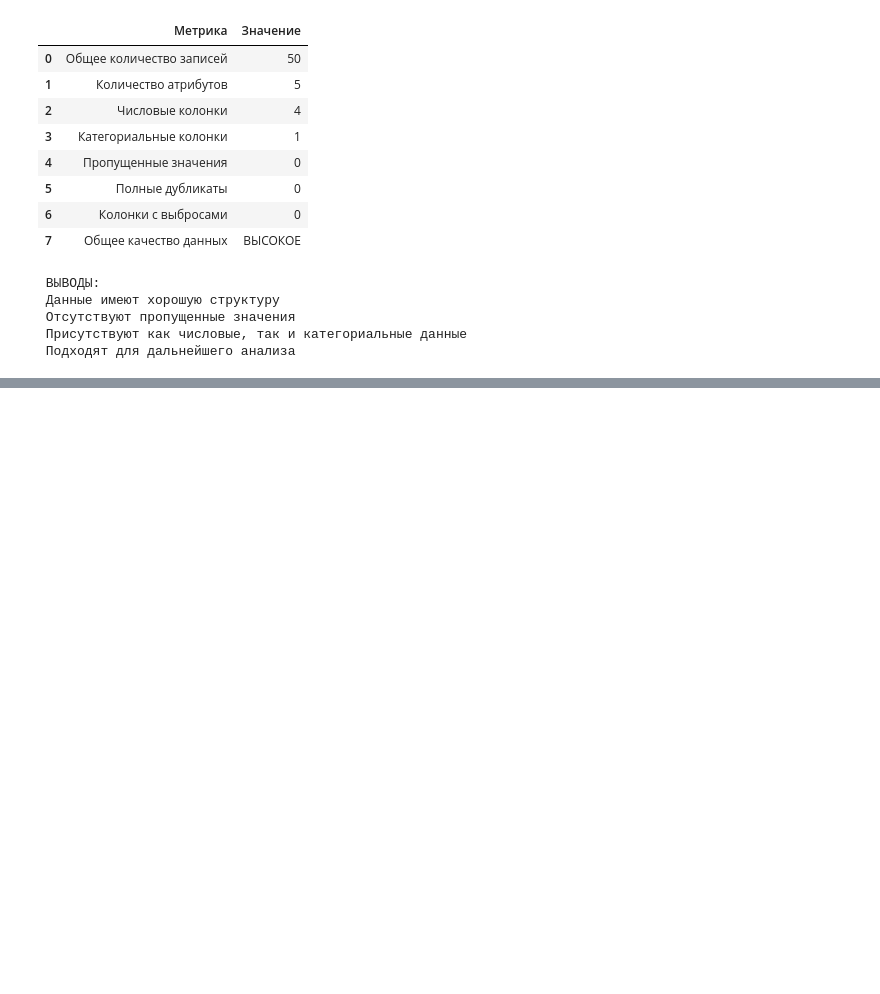
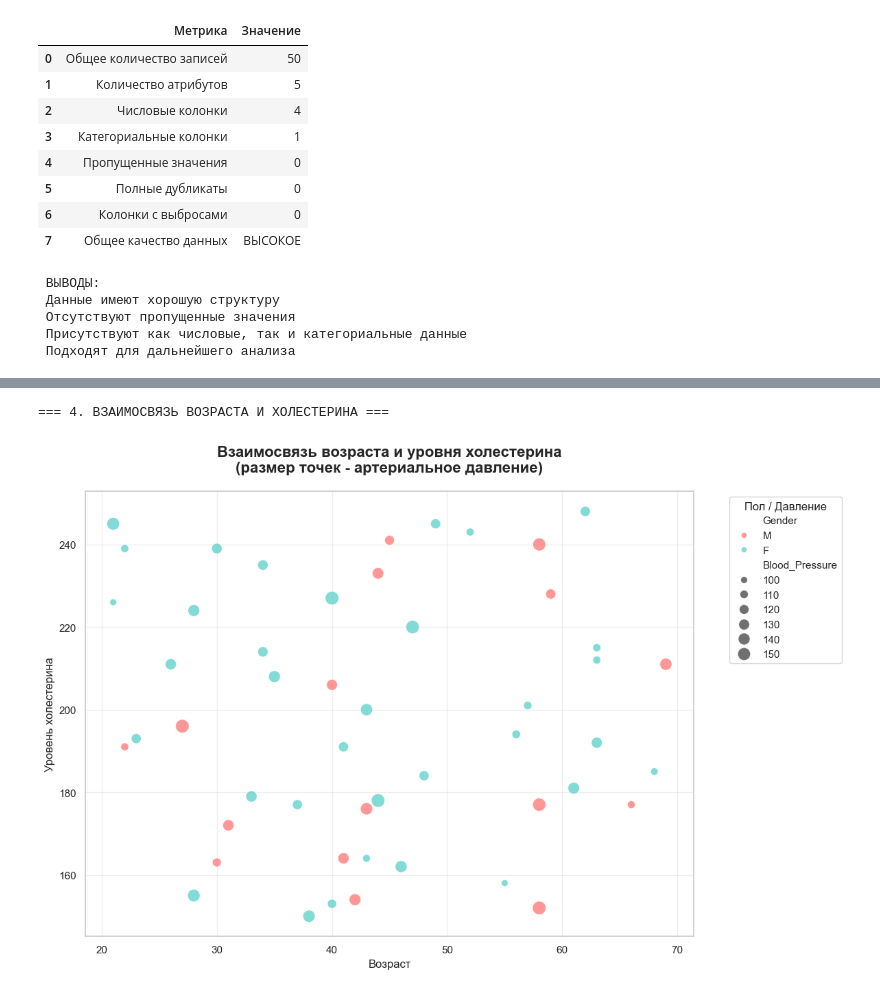
Before and after one commit to samoylovaann333/data_ingeneering, a Jupyter notebook: notebooks/EDA.ipynb, the cells around one changed output, grey strips where cells are left out. Saved outputs shown, nothing was run; the diff lists cells and outputs as text; code cells hidden in the pictures; blank space fills up the shorter version.

```diff
--- a/notebooks/EDA.ipynb
+++ b/notebooks/EDA.ipynb
@@ -292,0 +372,20 @@ print(" Подходят для дальнейшего анализа")
+# %%
+# 4. SCATTERPLOT С РАЗДЕЛЕНИЕМ ПО ПОЛУ
+print("=== 4. ВЗАИМОСВЯЗЬ ВОЗРАСТА И ХОЛЕСТЕРИНА ===")
+
+plt.figure(figsize=(12, 8))
+scatter = sns.scatterplot(data=df, x='Age', y='Cholesterol', hue='Gender',
+                          size='Blood_Pressure', sizes=(50, 200),
+                          alpha=0.7, palette=custom_palette[:2])
+
+plt.title('Взаимосвязь возраста и уровня холестерина\n(размер точек - артериальное давление)',
+          fontsize=16, fontweight='bold', pad=20)
+plt.xlabel('Возраст', fontsize=12)
+plt.ylabel('Уровень холестерина', fontsize=12)
+plt.legend(title='Пол / Давление', bbox_to_anchor=(1.05, 1), loc='upper left')
+plt.grid(True, alpha=0.3)
+plt.tight_layout()
+plt.show()
+# %% [output]
+=== 4. ВЗАИМОСВЯЗЬ ВОЗРАСТА И ХОЛЕСТЕРИНА ===
+[figure, added]
```
Also changed, not shown: parts of 9 cells of this notebook, 2 other files.
